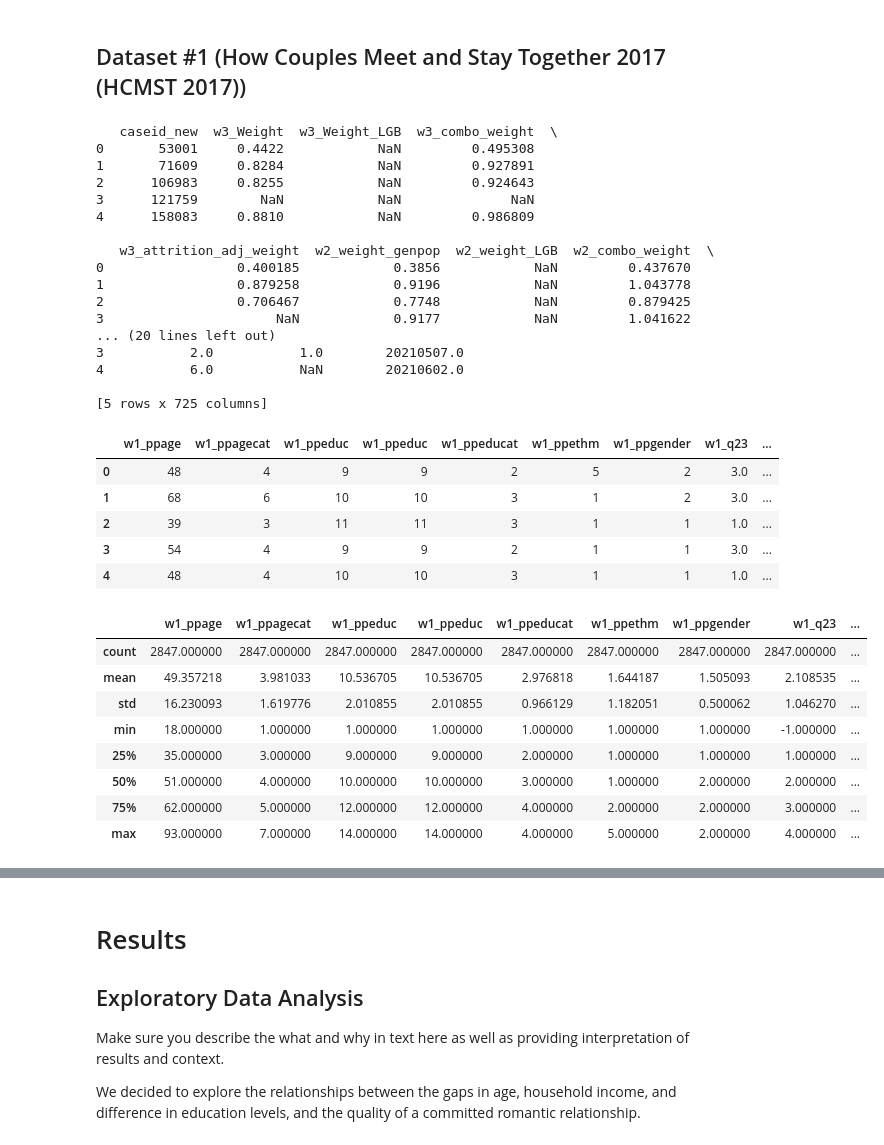
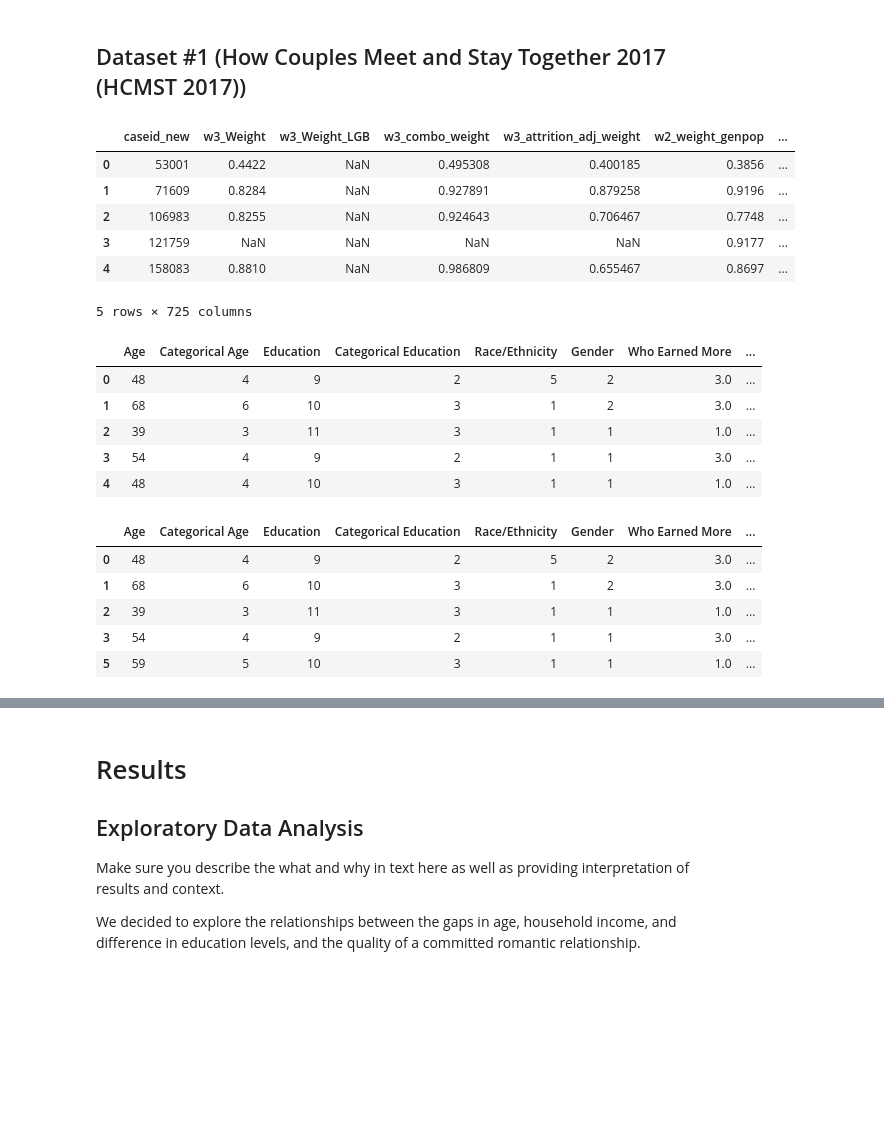
Before and after one commit to jammyegg/COGS-108-Final-Project, a Jupyter notebook: EDACheckpoint_Group153-FA24.ipynb, the cells around one changed output, grey strips where cells are left out. Saved outputs shown, nothing was run; the diff lists cells and outputs as text; code cells hidden in the pictures; blank space fills up the shorter version.

```diff
--- a/EDACheckpoint_Group153-FA24.ipynb
+++ b/EDACheckpoint_Group153-FA24.ipynb
@@ -56,51 +57,56 @@ import pandas as pd
 # Loading the dataset
 df = pd.read_excel('output_file.xlsx')
 
-print(df.head())
+df.head()
 # %% [output]
+|  | caseid_new | w3_Weight | w3_Weight_LGB | w3_combo_weight | w3_attrition_adj_weight | w2_weight_genpop | ... |
+| 0 | 53001 | 0.4422 | NaN | 0.495308 | 0.400185 | 0.3856 | ... |
+| 1 | 71609 | 0.8284 | NaN | 0.927891 | 0.879258 | 0.9196 | ... |
+| 2 | 106983 | 0.8255 | NaN | 0.924643 | 0.706467 | 0.7748 | ... |
+| 3 | 121759 | NaN | NaN | NaN | NaN | 0.9177 | ... |
+| 4 | 158083 | 0.8810 | NaN | 0.986809 | 0.655467 | 0.8697 | ... |
-   caseid_new  w3_Weight  w3_Weight_LGB  w3_combo_weight  \
-0       53001     0.4422            NaN         0.495308
-1       71609     0.8284            NaN         0.927891
-2      106983     0.8255            NaN         0.924643
-3      121759        NaN            NaN              NaN
-4      158083     0.8810            NaN         0.986809
-
-   w3_attrition_adj_weight  w2_weight_genpop  w2_weight_LGB  w2_combo_weight  \
-0                 0.400185            0.3856            NaN         0.437670
-1                 0.879258            0.9196            NaN         1.043778
-2                 0.706467            0.7748            NaN         0.879425
-3                      NaN            0.9177            NaN         1.041622
-... (20 lines left out)
-3           2.0           1.0        20210507.0
-4           6.0           NaN        20210602.0
-
-[5 rows x 725 columns]
+5 rows × 725 columns
 # %%
 # Selecting relevant variables
-columns_to_select = ['w1_ppage','w1_ppagecat','w1_ppeduc','w1_ppeduc','w1_ppeducat','w1_ppethm','w1_ppgender','w1_q23','w1_ppincimp','w1_ppincimp_cat','w1_ppmarit','w1_q4','w1_q6b','w1_q9','w1_q10','w1_q34']
+columns_to_select = ['w1_ppage','w1_ppagecat','w1_ppeduc','w1_ppeducat',
+                     'w1_ppethm','w1_ppgender','w1_q23','w1_ppincimp','w1_ppincimp_cat',
+                     'w1_ppmarit','w1_q4','w1_q6b','w1_q9','w1_q10','w1_q34']
 subset_df = df[columns_to_select]
 
+# Renaming relevant variables for clarity
+subset_df = subset_df.rename(columns={'w1_ppage':'Age',
+                                      'w1_ppagecat':'Categorical Age',
+                                      'w1_ppeduc':'Education',
+                                      'w1_ppeducat':'Categorical Education',
+                                      'w1_ppethm':'Race/Ethnicity',
+                                      'w1_ppgender':'Gender',
+                                      'w1_q23':'Who Earned More',
+                                      'w1_ppincimp':'Total Household Income',
+                                      'w1_ppincimp_cat':'Categorical Household Income',
+                                      'w1_ppmarit':'Marriage Status',
+                                      'w1_q4':'Partner Gender',
+                                      'w1_q6b':'Partner Race',
+                                      'w1_q9':'Partner Age',
+                                      'w1_q10':'Partner Education',
+                                      'w1_q34':'Quality of Relationship'})
+
 subset_df.head()
 # %% [output]
-|  | w1_ppage | w1_ppagecat | w1_ppeduc | w1_ppeduc | w1_ppeducat | w1_ppethm | w1_ppgender | w1_q23 | ... |
-| 0 | 48 | 4 | 9 | 9 | 2 | 5 | 2 | 3.0 | ... |
-| 1 | 68 | 6 | 10 | 10 | 3 | 1 | 2 | 3.0 | ... |
-| 2 | 39 | 3 | 11 | 11 | 3 | 1 | 1 | 1.0 | ... |
-| 3 | 54 | 4 | 9 | 9 | 2 | 1 | 1 | 3.0 | ... |
-| 4 | 48 | 4 | 10 | 10 | 3 | 1 | 1 | 1.0 | ... |
+|  | Age | Categorical Age | Education | Categorical Education | Race/Ethnicity | Gender | Who Earned More | ... |
+| 0 | 48 | 4 | 9 | 2 | 5 | 2 | 3.0 | ... |
+| 1 | 68 | 6 | 10 | 3 | 1 | 2 | 3.0 | ... |
+| 2 | 39 | 3 | 11 | 3 | 1 | 1 | 1.0 | ... |
+| 3 | 54 | 4 | 9 | 2 | 1 | 1 | 3.0 | ... |
+| 4 | 48 | 4 | 10 | 3 | 1 | 1 | 1.0 | ... |
 # %%
 # Drop rows with missing values in the quality of relationship variable
-subset_df = subset_df.dropna(subset=['w1_q34'])
+subset_df = subset_df.dropna(subset=['Quality of Relationship'])
 
 subset_df.head()
-subset_df.describe()
 # %% [output]
-|  | w1_ppage | w1_ppagecat | w1_ppeduc | w1_ppeduc | w1_ppeducat | w1_ppethm | w1_ppgender | w1_q23 | ... |
-| count | 2847.000000 | 2847.000000 | 2847.000000 | 2847.000000 | 2847.000000 | 2847.000000 | 2847.000000 | 2847.000000 | ... |
-| mean | 49.357218 | 3.981033 | 10.536705 | 10.536705 | 2.976818 | 1.644187 | 1.505093 | 2.108535 | ... |
-| std | 16.230093 | 1.619776 | 2.010855 | 2.010855 | 0.966129 | 1.182051 | 0.500062 | 1.046270 | ... |
-| min | 18.000000 | 1.000000 | 1.000000 | 1.000000 | 1.000000 | 1.000000 | 1.000000 | -1.000000 | ... |
-| 25% | 35.000000 | 3.000000 | 9.000000 | 9.000000 | 2.000000 | 1.000000 | 1.000000 | 1.000000 | ... |
-| 50% | 51.000000 | 4.000000 | 10.000000 | 10.000000 | 3.000000 | 1.000000 | 2.000000 | 2.000000 | ... |
-| 75% | 62.000000 | 5.000000 | 12.000000 | 12.000000 | 4.000000 | 2.000000 | 2.000000 | 3.000000 | ... |
-| max | 93.000000 | 7.000000 | 14.000000 | 14.000000 | 4.000000 | 5.000000 | 2.000000 | 4.000000 | ... |
+|  | Age | Categorical Age | Education | Categorical Education | Race/Ethnicity | Gender | Who Earned More | ... |
+| 0 | 48 | 4 | 9 | 2 | 5 | 2 | 3.0 | ... |
+| 1 | 68 | 6 | 10 | 3 | 1 | 2 | 3.0 | ... |
+| 2 | 39 | 3 | 11 | 3 | 1 | 1 | 1.0 | ... |
+| 3 | 54 | 4 | 9 | 2 | 1 | 1 | 3.0 | ... |
+| 5 | 59 | 5 | 10 | 3 | 1 | 1 | 1.0 | ... |
```
Also changed, not shown: parts of 20 cells of this notebook.
